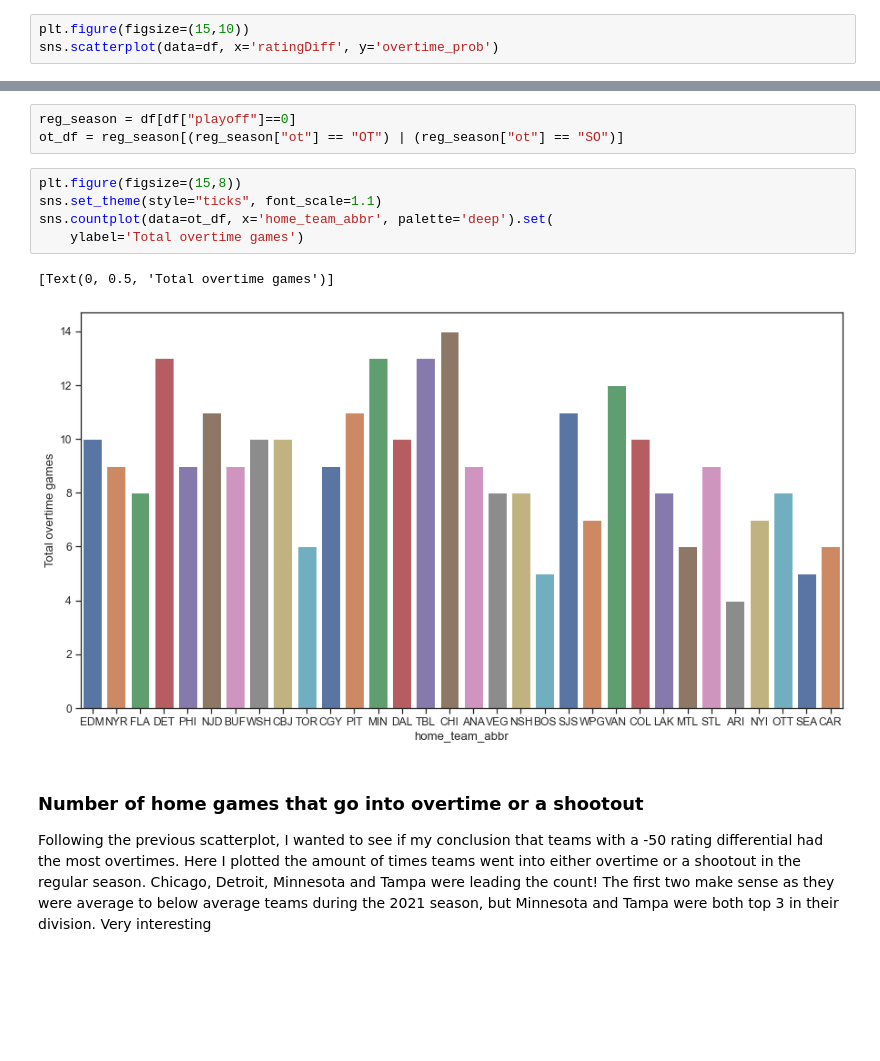
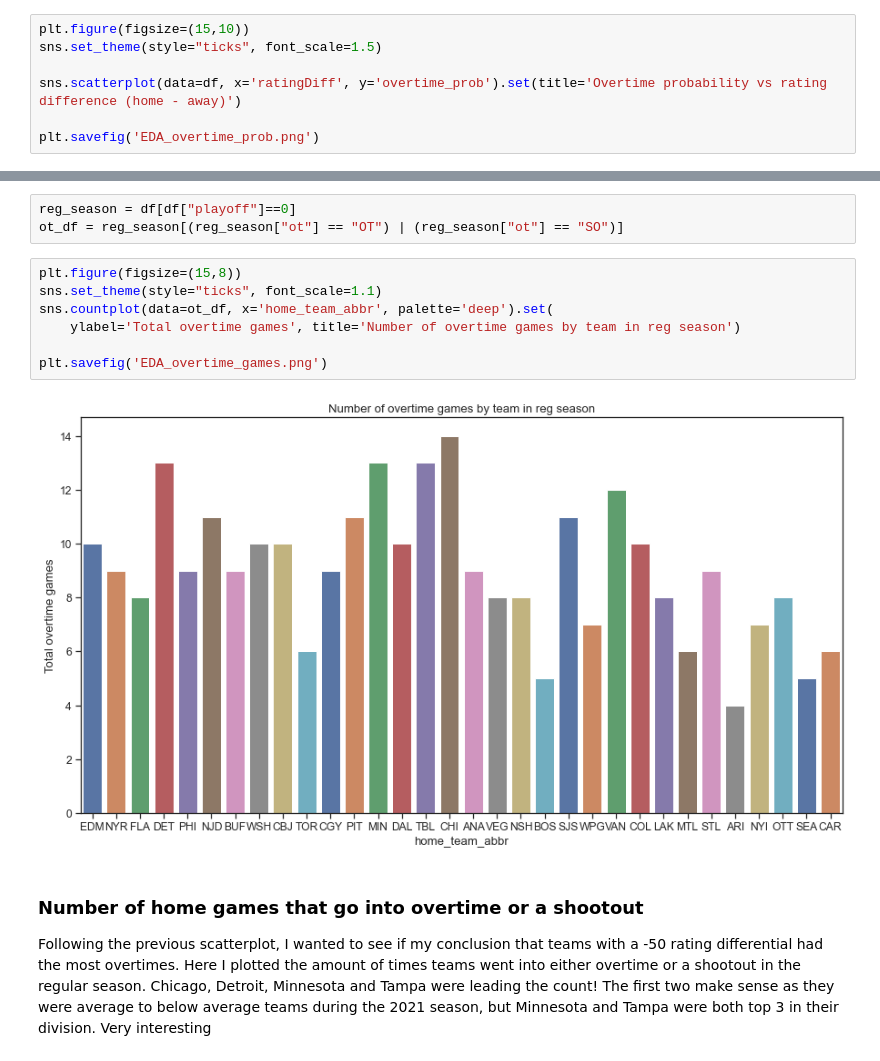
Before and after one commit to ubco-W2022T1-cosc301/project-group10, a Jupyter notebook: notebooks/analysis2.ipynb, the cells around one changed output, grey strips where cells are left out. Drawn from its saved outputs; the diff is of its cells as text; blank space fills up the shorter version.

```diff
--- a/notebooks/analysis2.ipynb
+++ b/notebooks/analysis2.ipynb
@@ -91,5 +92,9 @@ df.head()
 5 rows × 26 columns
 # %%
 plt.figure(figsize=(15,10))
-sns.scatterplot(data=df, x='ratingDiff', y='overtime_prob')
+sns.set_theme(style="ticks", font_scale=1.5)
+
+sns.scatterplot(data=df, x='ratingDiff', y='overtime_prob').set(title='Overtime probability vs rating difference (home - away)')
+
+plt.savefig('EDA_overtime_prob.png')
 # %% [output]
@@ -105,11 +109,12 @@ ot_df = reg_season[(reg_season["ot"] == "OT") | (reg_season["ot"] == "SO")]
 # %%
 plt.figure(figsize=(15,8))
 sns.set_theme(style="ticks", font_scale=1.1)
 sns.countplot(data=ot_df, x='home_team_abbr', palette='deep').set(
-    ylabel='Total overtime games')
+    ylabel='Total overtime games', title='Number of overtime games by team in reg season')
+
+plt.savefig('EDA_overtime_games.png')
 # %% [output]
-[Text(0, 0.5, 'Total overtime games')]
-[figure, old version]
+[figure, new version]
 # %% [markdown]
 ### Number of home games that go into overtime or a shootout
 
```
Also changed, not shown: parts of 3 cells of this notebook, 5 other files.
